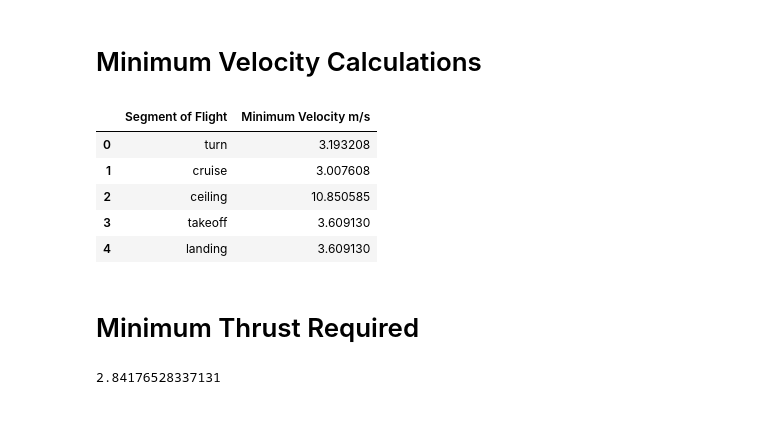
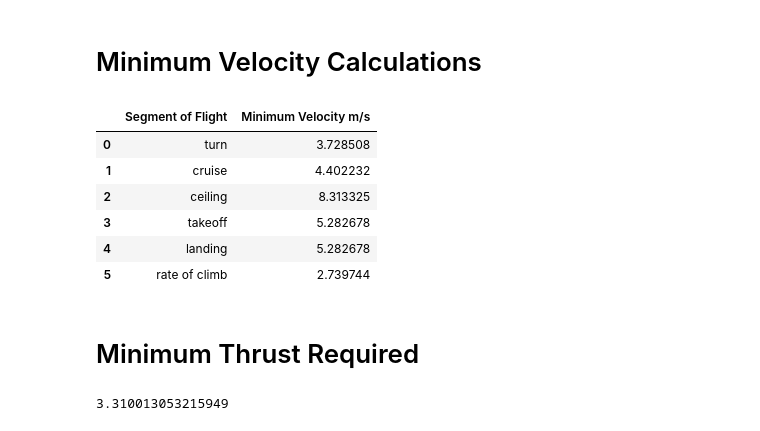
Before and after one commit to Fishabh/aae451-notebook, a Jupyter notebook: 2-Constraint_Analysis.ipynb, the cells around one changed output. Drawn from its saved outputs; the diff is of its cells as text; code cells hidden in the pictures.

```diff
--- a/2-Constraint_Analysis.ipynb
+++ b/2-Constraint_Analysis.ipynb
@@ -61,7 +63,7 @@ def create_functions():
 
     def takeoff_P_W(W_S):
         v = V_stall*1.2 # takeoff velocity
-        T_W_to = (1.2**2)/(rho*g*s_to*CL_max)*W_S + 0.7*Cd0/CL_max + mu
+        T_W_to = (1.2**2)/(rho*g*s_to*CL_max[0])*W_S + 0.7*Cd0/CL_max[0] + mu
         return T_W_to_P_W(T_W_to, v, eta_p, eta_m)
 
     def maxspeed_P_W(W_S):
@@ -71,7 +73,7 @@ def create_functions():
 
     def landing_P_W(W_S):
         v = V_stall*1.2 # landing velocity for low weight, low drag aircraft
-        return W_S - 10
+        return W_S - 5
 
     def ceiling_P_W(W_S):
         Cl_ceiling = (3*Cd0/k)**.5
@@ -82,13 +84,13 @@ def create_functions():
         Cl_roc = (3*Cd0/k)**.5
         v_min_power = (2*W_S/(rho*Cl_roc))**.5
         roc = .75
-        return (roc+ v_min_power/(.866*eta_p*eta_m*g))/(eta_p*eta_m)
+        return (roc+ v_min_power/(.866*L_D_max))/(eta_p*eta_m)
 
-    def turn_W_S(v):
+    def turn_W_S(v, i):
         return 1/2*rho*CL_max*v**2/ np.sqrt(1+(v**2/(r+g))**2)
 
     def landing_W_S(W_S):
-        return rho*g*mu*s_l*CL_max/(1.69*beta)*W_S/W_S
+        return rho*g*mu*s_l*CL_max[0]/(1.69*beta)*W_S/W_S
 
     def chord(W_S):
         span = 1 # span in meters
@@ -119,7 +121,7 @@ def solve(funcs):
         'ipopt',  # solver
         {  # problem details
             'x': ca.vertcat(W_S, P_W),  # decision variables/ design vector
-            'f': P_W + .001 * W_S,  # objective function
+            'f': P_W + .01 * W_S,  # objective function
             'g': ca.vertcat(
                 P_W - funcs['turn_P_W'](W_S),  # we subtract from P_W here to make g=0 when constraint is satisfied
                 P_W - funcs['takeoff_P_W'](W_S),
@@ -185,12 +186,0 @@ constraint_analysis()
-# %%
-    funcs = create_functions()
-    v_val = np.arange(0, 40, 0.1)
-    solution= funcs['turn_W_S'](v_turn)
-    plt.plot(funcs['turn_W_S'](v_val), v_val, label='turn')
-    plt.xlabel('Wing Loading, N/m^2')
-    plt.ylabel('Velocity m/s')
-    plt.plot(funcs['turn_W_S'](v_turn), v_turn, 'r.', markersize=20, label='Current value')
-    plt.text(funcs['turn_W_S'](v_turn)+.1, v_turn + .1, 'W_S = %.2f' %solution)
-    plt.grid()
-    plt.legend()
-    plt.title('Turn Analysis')
@@ -220,30 +260,36 @@ def min_vel():
 
     def turn_min_v(v):
         q = 0.5*rho*(v**2) #dynamic pressure
-        L= CL_max*q*W/opt_sol['W_S'] #Lift
+        L= CL_max[3]*q*W/opt_sol['W_S'] #Lift
         omega= m*v**2/r #angular force to get the turn design
         return np.sqrt(L**2-omega**2)
 
     def takeoff_min_v():
-        return 1.2*np.sqrt(2*opt_sol['W_S']/(rho*CL_max))
+        return 1.2*np.sqrt(2*opt_sol['W_S']/(rho*CL_max[0]))
 
     def cruise_min_v(v):
         q = 0.5*rho*(v)**2
-        L= CL_max*q*W/opt_sol['W_S'] #Lift
+        L= CL_max[0]*q*W/opt_sol['W_S'] #Lift
         return L
 
     def landing_min_v():
-        return 1.2*np.sqrt(2*opt_sol['W_S']/(rho*CL_max))
+        return 1.2*np.sqrt(2*opt_sol['W_S']/(rho*CL_max[0]))
 
     def ceiling_min_v():
         Cl_ceiling = (3*Cd0/k)**.5
         return 2*opt_sol['W_S']/(rho*Cl_ceiling)
+
+    def roc_min_v():
+        return np.sqrt(2*opt_sol['W_S']*np.cos(roc_angle)/(rho*CL_max[8]))
+
+
     return {
         'turn_min_v': turn_min_v,
         'takeoff_min_v': takeoff_min_v,
         'cruise_min_v': cruise_min_v,
         'landing_min_v': landing_min_v,
         'ceiling_min_v': ceiling_min_v,
+        'roc_min_v': roc_min_v,
     }
 # %%
 def V_min_turn(funcs):
@@ -338,27 +384,29 @@ def V_min_cruise(funcs):
 # %%
 funcs = min_vel()
 turn_sol = V_min_turn(funcs)
 cruise_sol = V_min_cruise(funcs)
 ceiling_sol = funcs['ceiling_min_v']()
 takeoff_sol = funcs['takeoff_min_v']()
 landing_sol = funcs['landing_min_v']()
+roc_sol = funcs['roc_min_v']()
 data = [['turn', turn_sol['v']], ['cruise', cruise_sol['v']],
-        ['ceiling', ceiling_sol],['takeoff', takeoff_sol],
-        ['landing', landing_sol]]
+        ['ceiling', ceiling_sol],['takeoff', takeoff_sol[0]],
+        ['landing', landing_sol[0]], ['rate of climb', roc_sol[0]]]
 pd.DataFrame(data, columns=["Segment of Flight", "Minimum Velocity m/s"])
 # %% [output]
 |  | Segment of Flight | Minimum Velocity m/s |
-| 0 | turn | 3.193208 |
-| 1 | cruise | 3.007608 |
-| 2 | ceiling | 10.850585 |
-| 3 | takeoff | 3.609130 |
-| 4 | landing | 3.609130 |
+| 0 | turn | 3.728508 |
+| 1 | cruise | 4.402232 |
+| 2 | ceiling | 8.313325 |
+| 3 | takeoff | 5.282678 |
+| 4 | landing | 5.282678 |
+| 5 | rate of climb | 2.739744 |
 # %% [markdown]
 # Minimum Thrust Required
 # %%
-L = CL_max * 0.5 * rho * (v_max**2) *W / opt_sol['W_S'] #Lift
-D = .5 * rho * v_max**2 * Cd0 + L**2 / (.5 * rho * v_max**2 * np.pi * AR * e)
-T_min = D
-T_min
+L = CL_max[0] * 0.5 * rho * (v_thrust**2) *W / opt_sol['W_S'] #Lift
+D = .5 * rho * v_thrust**2 * Cd0 + L**2 / (.5 * rho * v_thrust**2 * np.pi * AR * e) #Drag
+T_min = D #Thrust is equal to drag
+T_min[0]
 # %% [output]
-2.84176528337131
+3.310013053215949
```
Also changed, not shown: parts of 5 cells of this notebook.
